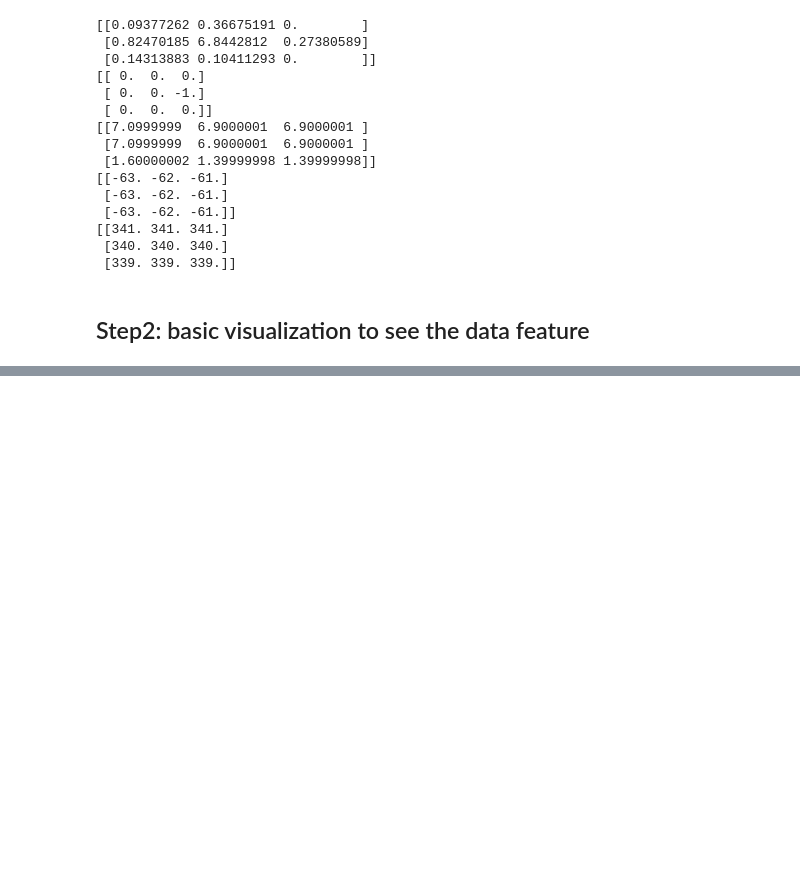
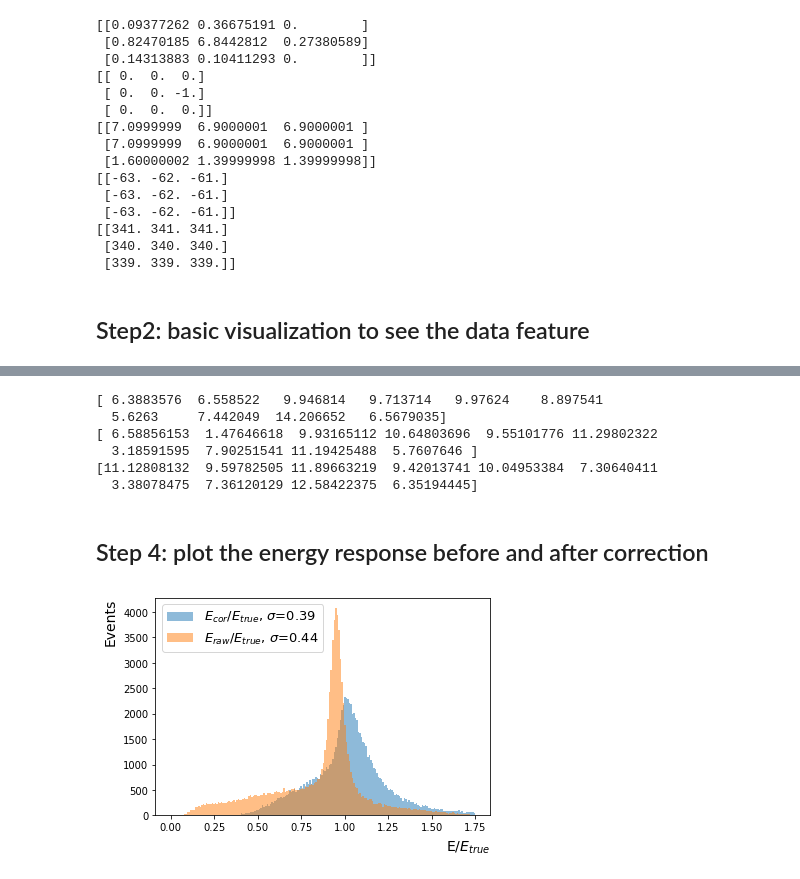
Before and after one commit to zhangzc11/Pi0Net, a Jupyter notebook: Pi0Net.ipynb, the cells around one changed output, grey strips where cells are left out. Saved outputs shown, nothing was run; the diff lists cells and outputs as text; code cells hidden in the pictures; blank space fills up the shorter version.

```diff
--- a/Pi0Net.ipynb
+++ b/Pi0Net.ipynb
@@ -25,6 +25,7 @@ def get_array_from_rootfile(inputFileName, treename):
     arr_df = df.values
     X = np.zeros((NEntries, 3, 3, 5))
     Y = np.zeros(NEntries)
+    Y_raw = np.zeros(NEntries)
     for idx in range(NEntries):
         temp = np.array([
                 [
@@ -56,6 +57,7 @@ def get_array_from_rootfile(inputFileName, treename):
               ])
         X[idx] = np.copy(np.rollaxis(temp, 0, 3))
         Y[idx] = arr_df[idx*9][4]
+        Y_raw[idx] = arr_df[idx*9][3]
 
-    return X, Y
+    return X, Y, Y_raw
 # %%
@@ -63,2 +65,4 @@ X_train_gamma1, Y_train_gamma1 = get_array_from_rootfile("data/photonNtuple_EB.r
 # %% [output]
 Reading tree Tree_Optim_train_gamma1, NEntries = 523126
+# %%
+X_test_gamma1, Y_test_gamma1, Y_raw_test_gamma1 = get_array_from_rootfile("data/photonNtuple_EB.root", "Tree_Optim_test_gamma1")
@@ -335,0 +358,33 @@ for idx in range(len(iPhi_interests)):
+# %%
+Y_predict_test_gamma1 = model.predict([X_test_gamma1, Y_raw_test_gamma1]).flatten()
+print(Y_predict_test_gamma1[:10])
+print(Y_raw_test_gamma1[:10])
+print(Y_test_gamma1[:10])
+# %% [output]
+[ 6.3883576  6.558522   9.946814   9.713714   9.97624    8.897541
+  5.6263     7.442049  14.206652   6.5679035]
+[ 6.58856153  1.47646618  9.93165112 10.64803696  9.55101776 11.29802322
+  3.18591595  7.90251541 11.19425488  5.7607646 ]
+[11.12808132  9.59782505 11.89663219  9.42013741 10.04953384  7.30640411
+  3.38078475  7.36120129 12.58422375  6.35194445]
+# %% [markdown]
+## Step 4: plot the energy response before and after correction
+# %%
+def plot_E_over_Etrue(Y_true, Y_raw, Y_cor, plotname):
+    plt.clf()
+    Y_raw_over_true = np.divide(Y_raw, Y_true)
+    Y_cor_over_true = np.divide(Y_cor, Y_true)
+    std_raw = np.std(Y_raw_over_true)
+    std_cor = np.std(Y_cor_over_true)
+    plt.hist(Y_cor_over_true, bins=200, range=(0,1.75), alpha=0.5, label='$E_{cor}$/$E_{true}$, $\sigma$=%.2f'%std_raw)
+    plt.hist(Y_raw_over_true, bins=200, range=(0,1.75), alpha=0.5, label='$E_{raw}$/$E_{true}$, $\sigma$=%.2f'%std_cor)
+    plt.legend(fontsize=13, loc='upper left')
+    plt.xlabel('E/$E_{true}$',horizontalalignment='right', x=1.0, fontsize=14, labelpad=6)
+    plt.ylabel('Events',horizontalalignment='right', y=1.0, fontsize=14, labelpad=6)
+    #plt.show()
+    plt.savefig('plots/'+plotname+'.pdf')
+    plt.savefig('plots/'+plotname+'.png')
+
+plot_E_over_Etrue(Y_test_gamma1, Y_raw_test_gamma1, Y_predict_test_gamma1, "EoverEtrue_gamma1")
+# %% [output]
+[figure, added]
```
Also changed, not shown: parts of 10 cells of this notebook.
